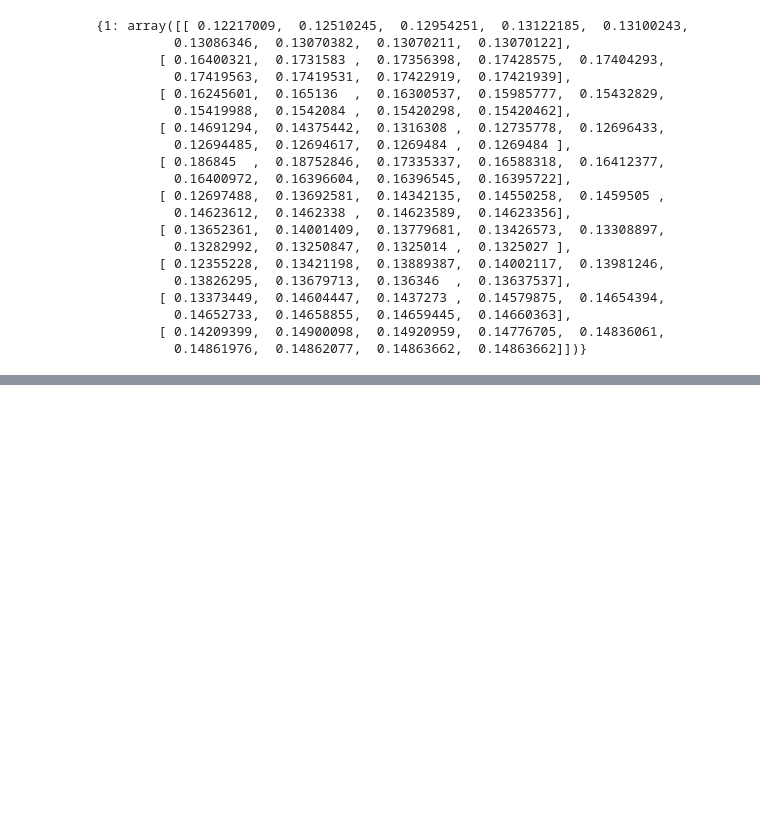
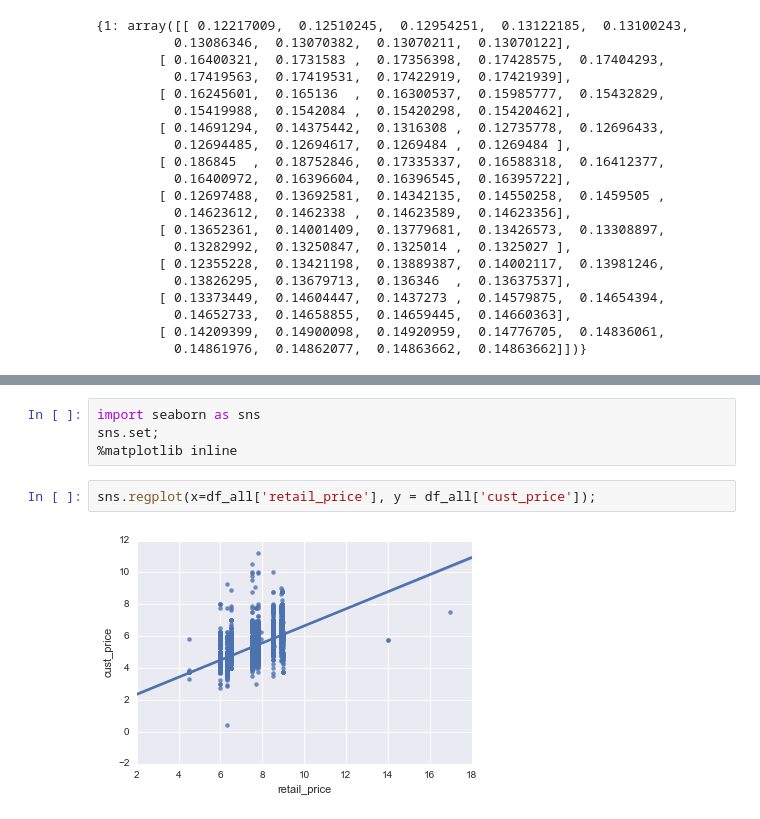
Before and after one commit to LindsayVass/BrazilianDirect, a Jupyter notebook: py/predict_conversions.ipynb, the cells around one changed output, grey strips where cells are left out. Drawn from its saved outputs; the diff is of its cells as text; blank space fills up the shorter version.

```diff
--- a/py/predict_conversions.ipynb
+++ b/py/predict_conversions.ipynb
@@ -289,0 +343,8 @@ lr.scores_
+# %%
+import seaborn as sns
+sns.set;
+%matplotlib inline
+# %%
+sns.regplot(x=df_all['retail_price'], y = df_all['cust_price']);
+# %% [output]
+[figure, added]
```
Also changed, not shown: parts of 17 cells of this notebook.
